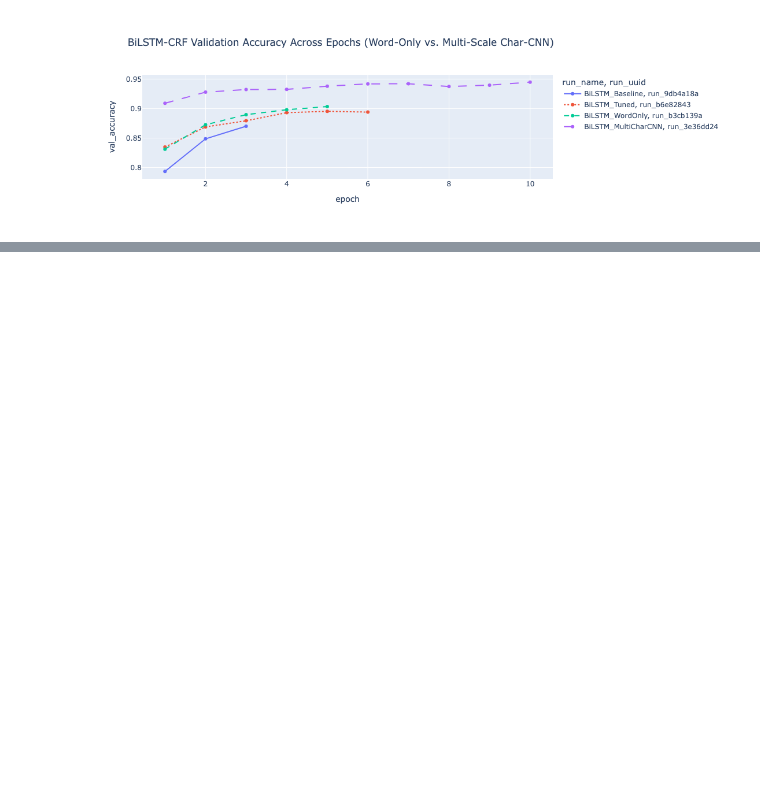
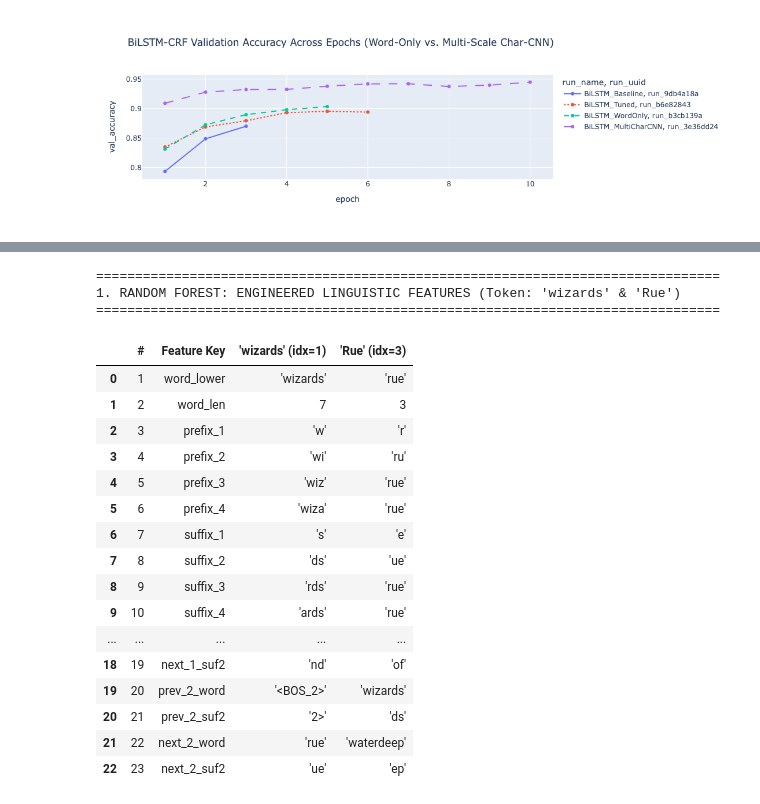
Before and after one commit to Ethereal-Mining-Company/conlang-translator, a Jupyter notebook: main.ipynb, the cells around one changed output, grey strips where cells are left out. Saved outputs shown, nothing was run; the diff lists cells and outputs as text; code cells hidden in the pictures; blank space fills up the shorter version.

```diff
--- a/main.ipynb
+++ b/main.ipynb
@@ -294,0 +246,71 @@ Sample lookups:
+# %%
+import joblib
+import pandas as pd
+import torch
+from src.features import extract_token_features
+from src.utils import load_config, resolve_path
+
+cfg = load_config()
+raw_words = ["The", "wizards", "and", "Rue", "of", "Waterdeep", "cast", "arcane", "focus", "to", "higher", "ground", "."]
+sample_tokens = [{"word": w} for w in raw_words]
+
+print("=" * 80)
+print("1. RANDOM FOREST: ENGINEERED LINGUISTIC FEATURES (Token: 'wizards' & 'Rue')")
+print("=" * 80)
+
+fcfg = cfg.get("features")
+feat_wizards = extract_token_features(sample_tokens, 1, fcfg)
+feat_rue = extract_token_features(sample_tokens, 3, fcfg)
+
+feat_df = pd.DataFrame([
+    {"#": i + 1, "Feature Key": k, "'wizards' (idx=1)": repr(feat_wizards[k]), "'Rue' (idx=3)": repr(feat_rue[k])}
+    for i, k in enumerate(feat_wizards.keys())
+])
+display(feat_df)
+
+rf_path = resolve_path("artifacts/production/random_forest.joblib")
+if rf_path.exists():
+    rf_bundle = joblib.load(rf_path)
+    vec = rf_bundle["vectorizer"] if isinstance(rf_bundle, dict) else rf_bundle.named_steps["vectorizer"]
+    clf = rf_bundle["model"] if isinstance(rf_bundle, dict) else rf_bundle.named_steps["classifier"]
+    X_sample = vec.transform([feat_wizards, feat_rue])
+    print(f"DictVectorizer Sparse Vocabulary Size : {len(vec.vocabulary_):,} binary columns")
+    print(f"Encoded Sample Matrix Shape          : {X_sample.shape} (Non-zero entries: {X_sample.nnz})")
+    print(f"Random Forest Ensemble Config        : {clf.n_estimators} trees | max_depth={clf.max_depth} | max_features={clf.max_features}\n")
+
+print("=" * 80)
+print("2. MULTI-SCALE CHAR-BiLSTM-CRF: LIVE PYTORCH ARCHITECTURE & TENSOR SHAPES")
+print("=" * 80)
+
+pt_files = list(resolve_path("artifacts/production").glob("*bilstm*.pt"))
+if pt_files:
+    ckpt = torch.load(pt_files[0], map_location="cpu", weights_only=False)
+    print("Checkpoint Keys:", list(ckpt.keys()))
+    if "config" in ckpt or "params" in ckpt:
+        print("Saved Model Hyperparameters:", ckpt.get("config") or ckpt.get("params"))
+    state = ckpt.get("model_state_dict", ckpt.get("state_dict", ckpt))
+    print("\nLearned Layer Weight Shapes (Proof of Architecture):")
+    for layer_name, tensor in state.items():
+        if hasattr(tensor, "shape"):
+            print(f"  {layer_name:<38} -> {tuple(tensor.shape)}")
+# %% [output]
+================================================================================
+1. RANDOM FOREST: ENGINEERED LINGUISTIC FEATURES (Token: 'wizards' & 'Rue')
+================================================================================
+|  | # | Feature Key | 'wizards' (idx=1) | 'Rue' (idx=3) |
+| 0 | 1 | word_lower | 'wizards' | 'rue' |
+| 1 | 2 | word_len | 7 | 3 |
+| 2 | 3 | prefix_1 | 'w' | 'r' |
+| 3 | 4 | prefix_2 | 'wi' | 'ru' |
+| 4 | 5 | prefix_3 | 'wiz' | 'rue' |
+| 5 | 6 | prefix_4 | 'wiza' | 'rue' |
+| 6 | 7 | suffix_1 | 's' | 'e' |
+| 7 | 8 | suffix_2 | 'ds' | 'ue' |
+| 8 | 9 | suffix_3 | 'rds' | 'rue' |
+| 9 | 10 | suffix_4 | 'ards' | 'rue' |
+| ... | ... | ... | ... | ... |
+| 18 | 19 | next_1_suf2 | 'nd' | 'of' |
+| 19 | 20 | prev_2_word | '<BOS_2>' | 'wizards' |
+| 20 | 21 | prev_2_suf2 | '2>' | 'ds' |
+| 21 | 22 | next_2_word | 'rue' | 'waterdeep' |
+| 22 | 23 | next_2_suf2 | 'ue' | 'ep' |
```
Also changed, not shown: parts of 10 cells of this notebook, 24 other files.
